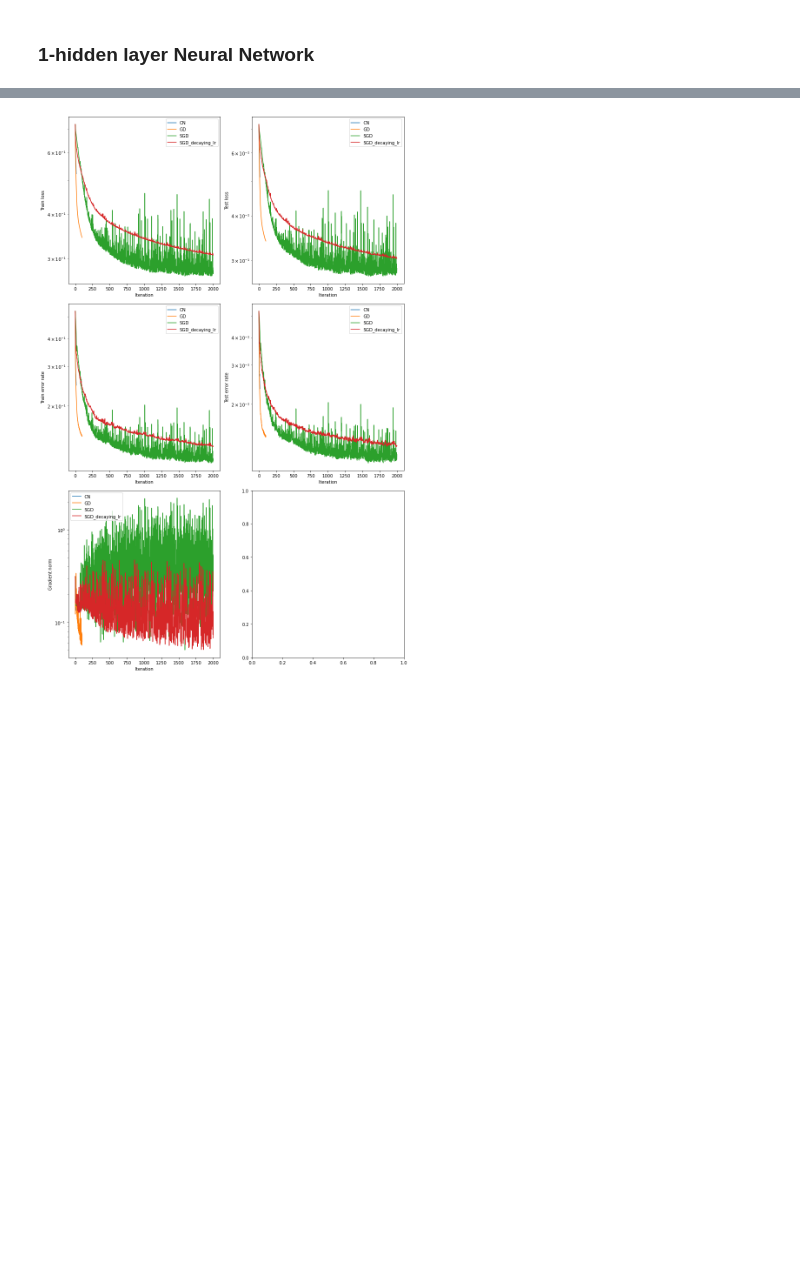
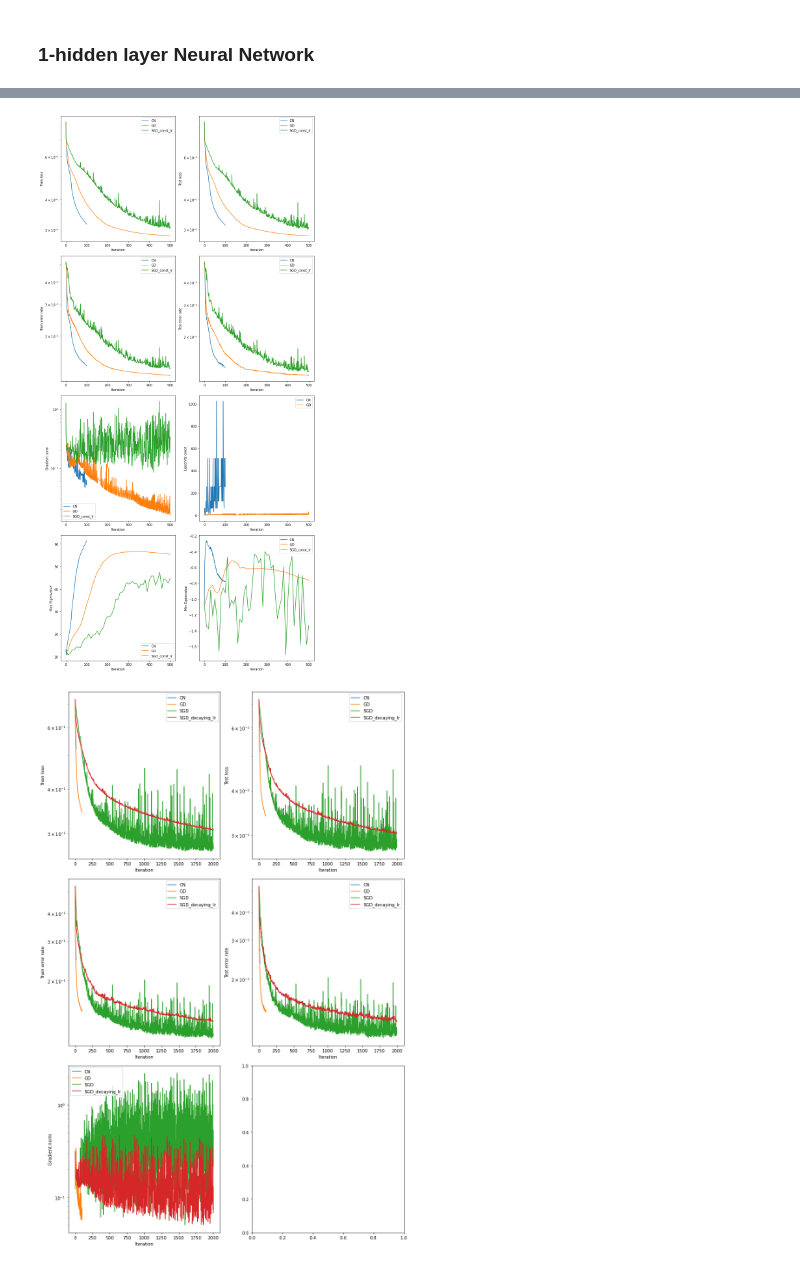
Before and after one commit to DenisPushkin/Cubic_Newton, a Jupyter notebook: mnist_experiments.ipynb, the cells around one changed output, grey strips where cells are left out. Drawn from its saved outputs; the diff is of its cells as text; code cells hidden in the pictures; blank space fills up the shorter version.

```diff
--- a/mnist_experiments.ipynb
+++ b/mnist_experiments.ipynb
@@ -425,7 +484,7 @@ def print_training_stats(TrainerClass, metrics, print_every):
                 TrainerClass.print_training_stats(metrics, i)
 
 def train(TrainerClass, get_net_fn, get_dataset_fn, loss_function, results_file, max_iters,
-          print_every, eval_every, retrain, **kwargs):
+          print_every, eval_every, eval_hessian_every, retrain, **kwargs):
     try:
         if retrain:
             raise FileNotFoundError
@@ -439,10 +498,11 @@ def train(TrainerClass, get_net_fn, get_dataset_fn, loss_function, results_file,
         net = get_net_fn()
         dataset = get_dataset_fn()
         trainer = TrainerClass(net, dataset, loss_function, **kwargs)
-        metrics = dict_lists_to_ndarrays(trainer.train(max_iters, print_every=print_every, eval_every=eval_every))
+        metrics = trainer.train(max_iters, print_every=print_every, eval_every=eval_every,
+                                eval_hessian_every=eval_hessian_every)
         with open(os.path.join(PATH, results_file), "wb") as f:
             pickle.dump(metrics, f)
-    return metrics
+    return dict_lists_to_ndarrays(metrics)
 # %% [markdown]
 ### Logistic regression
 # %%
@@ -847,0 +763,13 @@ Training statistics was already calculated before:
+# %%
+results_file = "CN_metrics.pkl"
+max_iters = 100
+print_every = 10
+eval_every = 1
+eval_hessian_every = 1
+retrain = False
+# kwargs
+Lipschitz_const = 1.0
+Lipschitz_const_min = 0.001
+
+CN_metrics = train(AdaptiveCubicNewtonTrainer, get_net, get_dataset, loss_function, results_file, max_iters,
+          print_every, eval_every, eval_hessian_every, retrain, M_0=Lipschitz_const, M_min=Lipschitz_const_min)
@@ -848,3 +790,80 @@ Training statistics was already calculated before:
+# %%
+fig, ax = plt.subplots(4,2, figsize=(12,24))
+
+ax[0,0].plot(CN_metrics["iter"], CN_metrics["train_loss"], label="CN")
+ax[0,0].plot(GD_metrics["iter"], GD_metrics["train_loss"], label="GD")
+#ax[0,0].plot(SGD_metrics["iter"], SGD_metrics["train_loss"] - MIN_TRAIN_LOSS, label="SGD")
+ax[0,0].plot(SGD_const_lr_metrics["iter"], SGD_const_lr_metrics["train_loss"], label="SGD_const_lr")
+ax[0,0].set_xlabel("Iteration")
+ax[0,0].set_ylabel("Train loss")
+ax[0,0].set_yscale('log')
+ax[0,0].legend()
+
+ax[0,1].plot(CN_metrics["iter"], CN_metrics["test_loss"], label="CN")
+ax[0,1].plot(GD_metrics["iter"], GD_metrics["test_loss"], label="GD")
+#ax[0,1].plot(SGD_metrics["iter"], SGD_metrics["test_loss"] - MIN_TEST_LOSS, label="SGD")
+ax[0,1].plot(SGD_const_lr_metrics["iter"], SGD_const_lr_metrics["test_loss"], label="SGD_const_lr")
+ax[0,1].set_xlabel("Iteration")
+ax[0,1].set_ylabel("Test loss")
+ax[0,1].set_yscale('log')
+ax[0,1].legend()
+
+ax[1,0].plot(CN_metrics["iter"], 1 - CN_metrics["train_acc"], label="CN")
+ax[1,0].plot(GD_metrics["iter"], 1 - GD_metrics["train_acc"], label="GD")
+#ax[1,0].plot(SGD_metrics["iter"], 1 - SGD_metrics["train_acc"], label="SGD")
+ax[1,0].plot(SGD_const_lr_metrics["iter"], 1 - SGD_const_lr_metrics["train_acc"], label="SGD_const_lr")
+ax[1,0].set_xlabel("Iteration")
+ax[1,0].set_ylabel("Train error rate")
+ax[1,0].set_yscale('log')
+ax[1,0].legend()
+
+ax[1,1].plot(CN_metrics["iter"], 1 - CN_metrics["test_acc"], label="CN")
+ax[1,1].plot(GD_metrics["iter"], 1 - GD_metrics["test_acc"], label="GD")
+#ax[1,1].plot(SGD_metrics["iter"], 1 - SGD_metrics["test_acc"], label="SGD")
+ax[1,1].plot(SGD_const_lr_metrics["iter"], 1 - SGD_const_lr_metrics["test_acc"], label="SGD_const_lr")
+ax[1,1].set_xlabel("Iteration")
+ax[1,1].set_ylabel("Test error rate")
+ax[1,1].set_yscale('log')
+ax[1,1].legend()
+
+ax[2,0].plot(CN_metrics["iter"], CN_metrics["grad_norm"], label="CN")
+ax[2,0].plot(GD_metrics["iter"], GD_metrics["grad_norm"], label="GD")
+#ax[2,0].plot(SGD_metrics["iter"], SGD_metrics["grad_norm"], label="SGD")
+ax[2,0].plot(SGD_const_lr_metrics["iter"], SGD_const_lr_metrics["grad_norm"], label="SGD_const_lr")
+ax[2,0].set_xlabel("Iteration")
+ax[2,0].set_ylabel("Gradient norm")
+ax[2,0].set_yscale('log')
+ax[2,0].legend()
+
+ax[2,1].plot(CN_metrics["iter"], CN_metrics["M"], label="CN")
+ax[2,1].plot(GD_metrics["iter"], GD_metrics["L"], label="GD")
+ax[2,1].set_xlabel("Iteration")
+ax[2,1].set_ylabel("Lipschitz const")
+#ax[2,1].set_yscale('log')
+ax[2,1].legend()
+
+ax[3,0].plot(CN_metrics["hessian_iter"], CN_metrics["lambda_1"], label="CN")
+ax[3,0].plot(GD_metrics["hessian_iter"], GD_metrics["lambda_1"], label="GD")
+#ax[3,0].plot(SGD_metrics["iter"], SGD_metrics["grad_norm"], label="SGD")
+ax[3,0].plot(SGD_const_lr_metrics["hessian_iter"], SGD_const_lr_metrics["lambda_1"], label="SGD_const_lr")
+ax[3,0].set_xlabel("Iteration")
+ax[3,0].set_ylabel("Max Eigenvalue")
+#ax[3,0].set_yscale('log')
+ax[3,0].legend()
+
+ax[3,1].plot(CN_metrics["hessian_iter"], CN_metrics["lambda_n"], label="CN")
+ax[3,1].plot(GD_metrics["hessian_iter"], GD_metrics["lambda_n"], label="GD")
+#ax[3,1].plot(SGD_metrics["iter"], SGD_metrics["grad_norm"], label="SGD")
+ax[3,1].plot(SGD_const_lr_metrics["hessian_iter"], SGD_const_lr_metrics["lambda_n"], label="SGD_const_lr")
+ax[3,1].set_xlabel("Iteration")
+ax[3,1].set_ylabel("Min Eigenvalue")
+#ax[3,1].set_yscale('log')
+ax[3,1].legend()
+
+fig.tight_layout()
+plt.show()
+# %% [output]
+[figure, added]
 # %%
 fig, ax = plt.subplots(3,2, figsize=(12,18))
 
```
Also changed, not shown: parts of 19 cells of this notebook.
